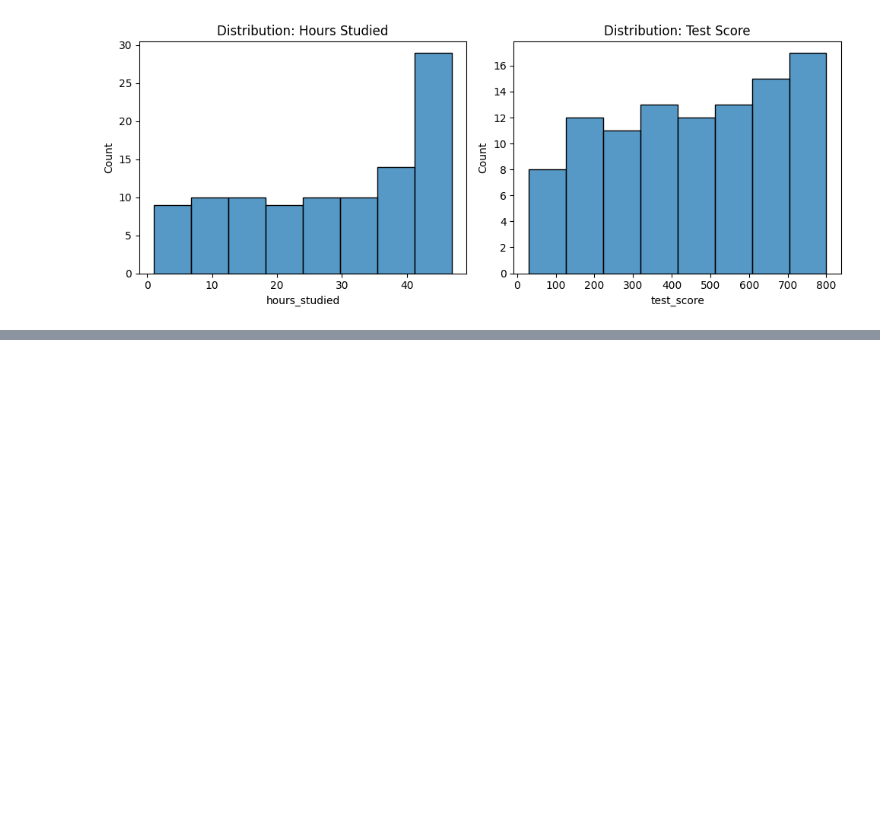
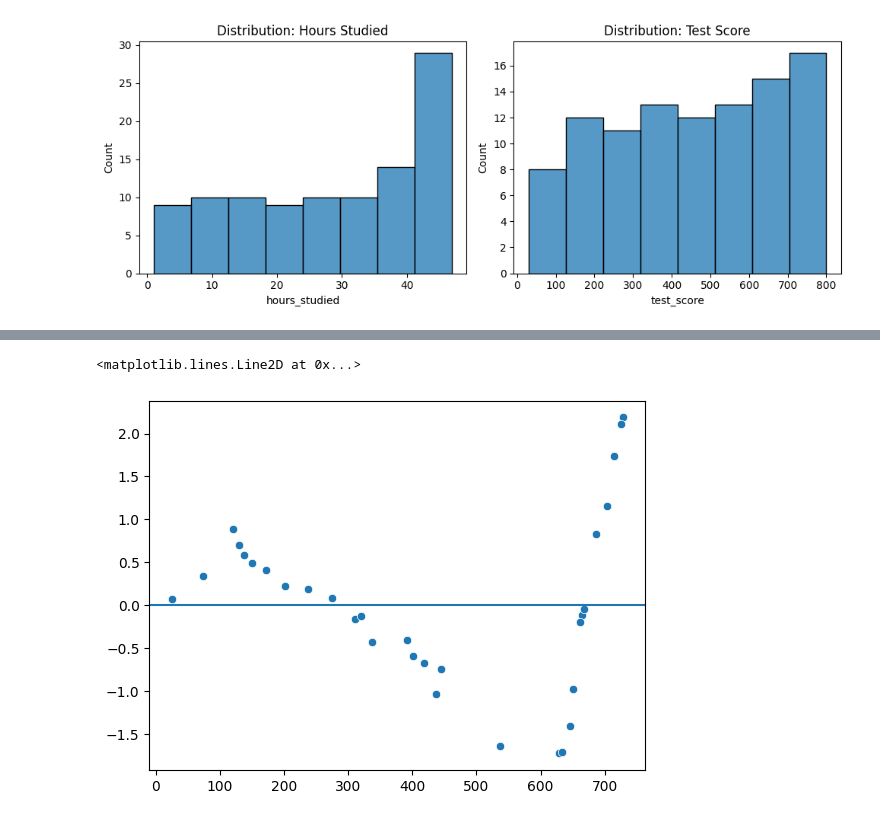
Before and after one commit to Reifhel/ml_models_practice, a Jupyter notebook: 01. Simple Linear Regression (SLR)/predict_final_score/score_model.ipynb, the cells around one changed output, grey strips where cells are left out. Cells and saved outputs as stored; diff of their text form; code cells hidden in the pictures; blank space fills up the shorter version.

```diff
--- a/01. Simple Linear Regression (SLR)/predict_final_score/score_model.ipynb
+++ b/01. Simple Linear Regression (SLR)/predict_final_score/score_model.ipynb
@@ -131,0 +201,3 @@ plt.show()
+# %%
+# Calculating the Residues
+residues = y_test - y_pred
@@ -131,0 +206,16 @@ plt.show()
+# %%
+# Standardization of residues
+# For each element of a set (x - mean) / std
+residues_std = zscore(residues)
+# %%
+# Check the model's linearity
+# If the residues are between -2 and +2 (on standard scale) - there is linearity
+
+# Check for homogeneity of variances (homoscedasticity)
+# If the values are around the line, there is homoscedasticity, otherwise, if we have some pattern or trend, there is heterocedasticity
+
+sns.scatterplot(x=y_pred.reshape(-1), y=residues_std.reshape(-1))
+plt.axhline(y=0)
+# %% [output]
+<matplotlib.lines.Line2D at 0x...>
+[figure, added]
```
Also changed, not shown: parts of 19 cells of this notebook.
